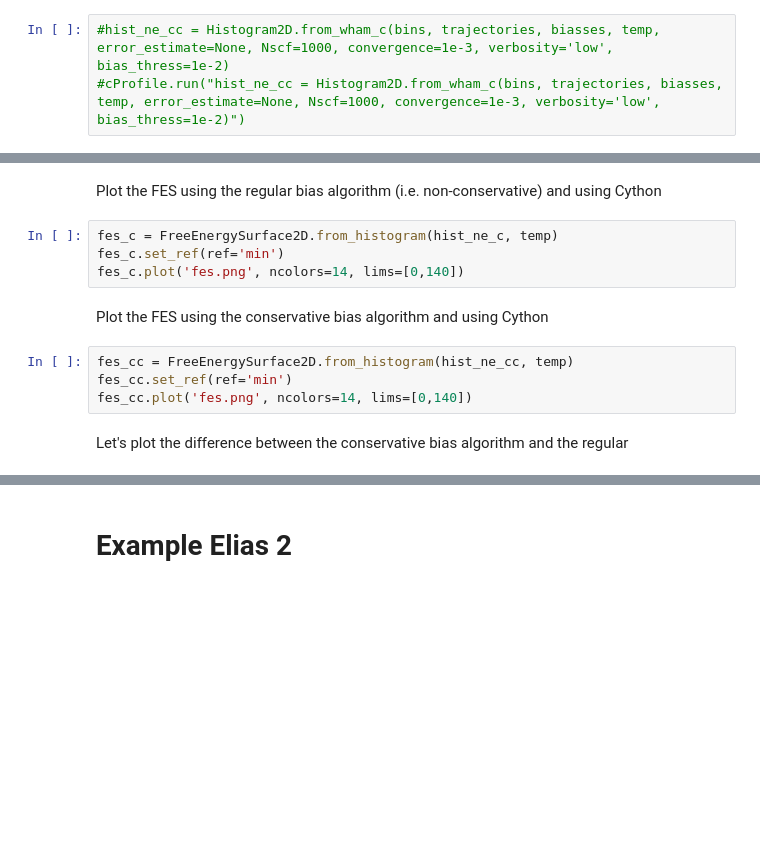
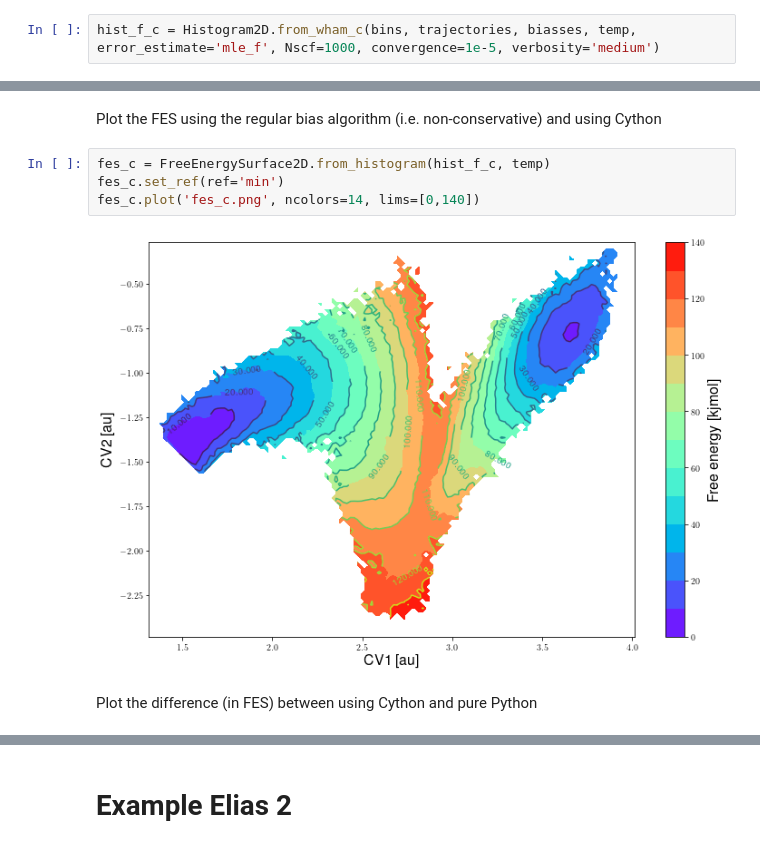
Before and after one commit to molmod/ThermoLIB, a Jupyter notebook: examples/WHAM2D/wham2d.ipynb, the cells around one changed output, grey strips where cells are left out. Saved outputs shown, nothing was run; the diff lists cells and outputs as text; blank space fills up the shorter version.

```diff
--- a/examples/WHAM2D/wham2d.ipynb
+++ b/examples/WHAM2D/wham2d.ipynb
@@ -118,3 +105,2 @@ TIMING SUMMARY
 # %%
-#hist_ne_cc = Histogram2D.from_wham_c(bins, trajectories, biasses, temp, error_estimate=None, Nscf=1000, convergence=1e-3, verbosity='low', bias_thress=1e-2)
-#cProfile.run("hist_ne_cc = Histogram2D.from_wham_c(bins, trajectories, biasses, temp, error_estimate=None, Nscf=1000, convergence=1e-3, verbosity='low', bias_thress=1e-2)")
+hist_f_c = Histogram2D.from_wham_c(bins, trajectories, biasses, temp, error_estimate='mle_f', Nscf=1000, convergence=1e-5, verbosity='medium')
@@ -125,15 +150,11 @@ fes.plot('fes.png', ncolors=14, lims=[0,140])
 # %% [markdown]
 Plot the FES using the regular bias algorithm (i.e. non-conservative) and using Cython
 # %%
-fes_c = FreeEnergySurface2D.from_histogram(hist_ne_c, temp)
+fes_c = FreeEnergySurface2D.from_histogram(hist_f_c, temp)
 fes_c.set_ref(ref='min')
-fes_c.plot('fes.png', ncolors=14, lims=[0,140])
+fes_c.plot('fes_c.png', ncolors=14, lims=[0,140])
+# %% [output]
+[figure, added]
 # %% [markdown]
-Plot the FES using the conservative bias algorithm and using Cython
+Plot the difference (in FES) between using Cython and pure Python
-# %%
-fes_cc = FreeEnergySurface2D.from_histogram(hist_ne_cc, temp)
-fes_cc.set_ref(ref='min')
-fes_cc.plot('fes.png', ncolors=14, lims=[0,140])
-# %% [markdown]
-Let's plot the difference between the conservative bias algorithm and the regular
 # %%
```
Also changed, not shown: parts of 14 cells of this notebook, 3 other files.
